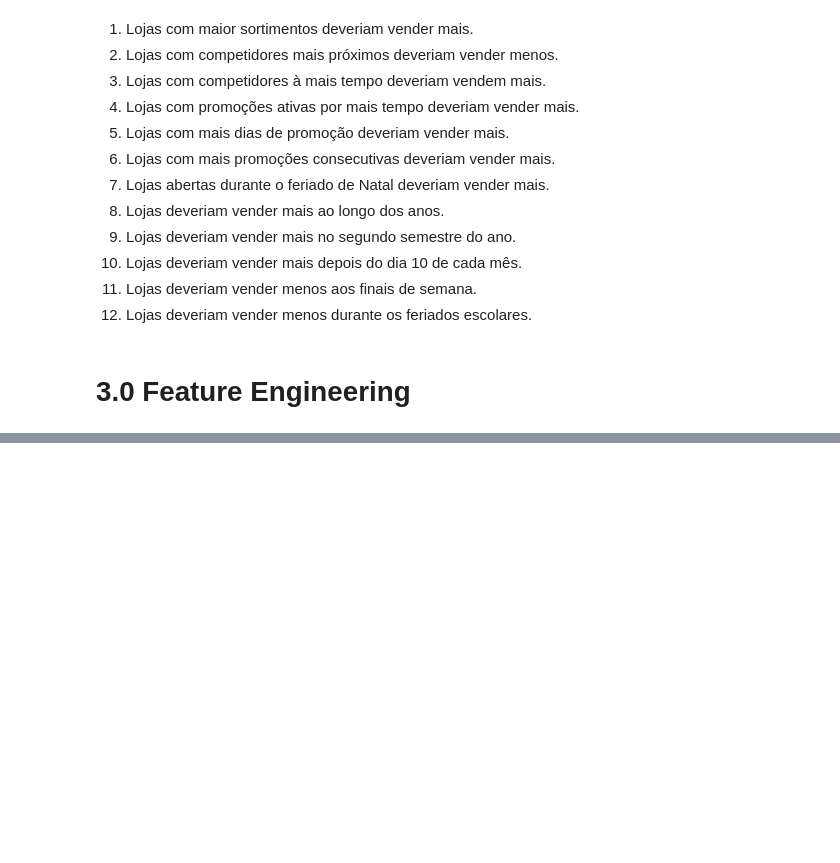
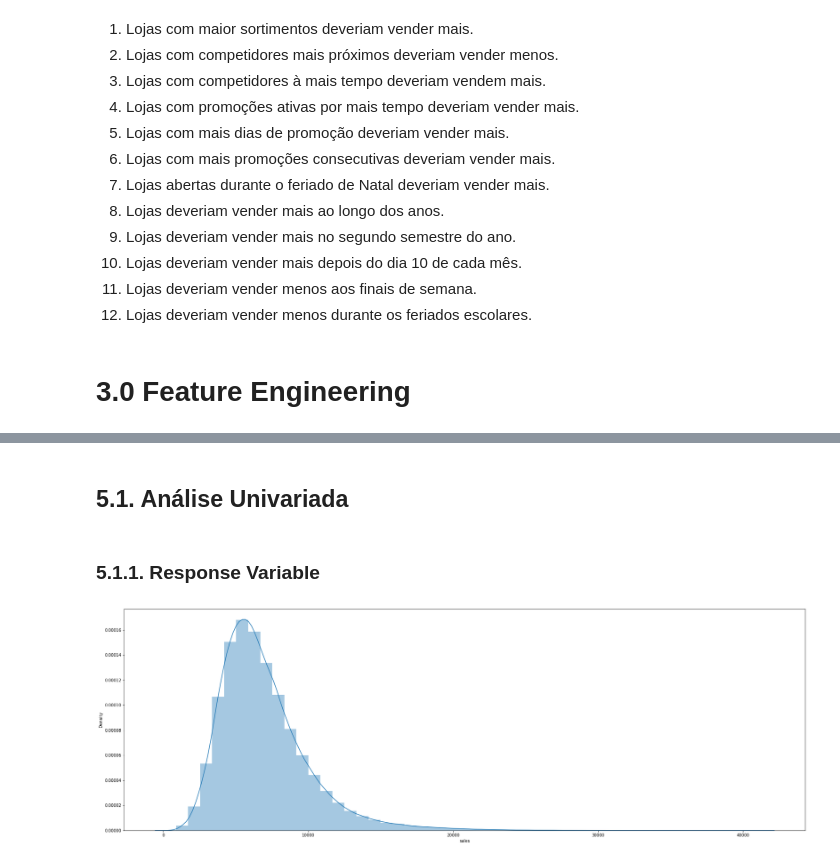
Before and after one commit to rvieira94/cds_03_ds_em_producao, a Jupyter notebook: ds_producao.ipynb, the cells around one changed output, grey strips where cells are left out. Saved outputs shown, nothing was run; the diff lists cells and outputs as text; code cells hidden in the pictures; blank space fills up the shorter version.

```diff
--- a/ds_producao.ipynb
+++ b/ds_producao.ipynb
@@ -375,32 +375,32 @@ df2 = df1.copy()
 # %%
 # year
-df2['year'] = df2['date'].dt.year
+df3['year'] = df3['date'].dt.year
 
 # month
-df2['month'] = df2['date'].dt.month
+df3['month'] = df3['date'].dt.month
 
 # day
-df2['day'] = df2['date'].dt.day
+df3['day'] = df3['date'].dt.day
 
 # week of year
-df2['week_of_year'] = df2['date'].dt.weekofyear
+df3['week_of_year'] = df3['date'].dt.weekofyear
 
 # year week
-df2['year_week'] = df2['date'].dt.strftime('%Y-%W')
+df3['year_week'] = df3['date'].dt.strftime('%Y-%W')
 
 # competition since
-df2['competition_since'] = df2.apply( lambda x: datetime.datetime( year = x['competition_open_since_year'],
+df3['competition_since'] = df3.apply( lambda x: datetime.datetime( year = x['competition_open_since_year'],
                                                                   month = x['competition_open_since_month'],
                                                                   day=1), axis=1 )
-df2['competition_time_month'] = ( ( df2['date'] - df2['competition_since'] ) / 30 ).apply( lambda x: x.days ).astype(int)
+df3['competition_time_month'] = ( ( df3['date'] - df3['competition_since'] ) / 30 ).apply( lambda x: x.days ).astype(int)
 
 # promo since
-df2['promo_since'] = df2['promo2_since_year'].astype(str) + '-' + df2['promo2_since_week'].astype(str)
-df2['promo_since'] = df2['promo_since'].apply(lambda x: datetime.datetime.strptime(x + '-1', '%Y-%W-%w') - datetime.timedelta(days=7))
-df2['promo_time_week'] = ( ( df2['date'] - df2['promo_since'] ) / 7 ).apply( lambda x: x.days ).astype(int)
+df3['promo_since'] = df3['promo2_since_year'].astype(str) + '-' + df3['promo2_since_week'].astype(str)
+df3['promo_since'] = df3['promo_since'].apply(lambda x: datetime.datetime.strptime(x + '-1', '%Y-%W-%w') - datetime.timedelta(days=7))
+df3['promo_time_week'] = ( ( df3['date'] - df3['promo_since'] ) / 7 ).apply( lambda x: x.days ).astype(int)
 
 # assortment
-df2['assortment'] = df2['assortment'].apply(lambda x: 'basic' if x == 'a' else 'extra' if x == 'b' else 'extended')
+df3['assortment'] = df3['assortment'].apply(lambda x: 'basic' if x == 'a' else 'extra' if x == 'b' else 'extended')
 
 # state holiday
-df2['state_holiday'] = df2['state_holiday'].apply(lambda x: 'public_holiday' if x == 'a' else 'easter_holiday' if x == 'b' else 'christmas' if x == 'c' else 'none')
+df3['state_holiday'] = df3['state_holiday'].apply(lambda x: 'public_holiday' if x == 'a' else 'easter_holiday' if x == 'b' else 'christmas' if x == 'c' else 'none')
@@ -440,0 +409,2 @@ fatal: pathspec '/content/drive/MyDrive/ColabNotebooks/ds_producao.ipynb' did no
+# %%
+df4 = df3.copy()
@@ -440,0 +413,2 @@ fatal: pathspec '/content/drive/MyDrive/ColabNotebooks/ds_producao.ipynb' did no
+# %%
+df4 = df4[(df3['open'] != 0) & (df4['sales'] > 0)]
@@ -440,0 +417,3 @@ fatal: pathspec '/content/drive/MyDrive/ColabNotebooks/ds_producao.ipynb' did no
+# %%
+cols_drop = ['customers','open','promo_interval','month_map']
+df4 = df4.drop(cols_drop, axis=1)
@@ -440,0 +426,2 @@ fatal: pathspec '/content/drive/MyDrive/ColabNotebooks/ds_producao.ipynb' did no
+# %% [markdown]
+## 5.1. Análise Univariada
@@ -440,0 +430,6 @@ fatal: pathspec '/content/drive/MyDrive/ColabNotebooks/ds_producao.ipynb' did no
+# %% [markdown]
+### 5.1.1. Response Variable
+# %%
+sns.distplot(df4['sales']);
+# %% [output]
+[figure, added]
```
Also changed, not shown: parts of 20 cells of this notebook.
